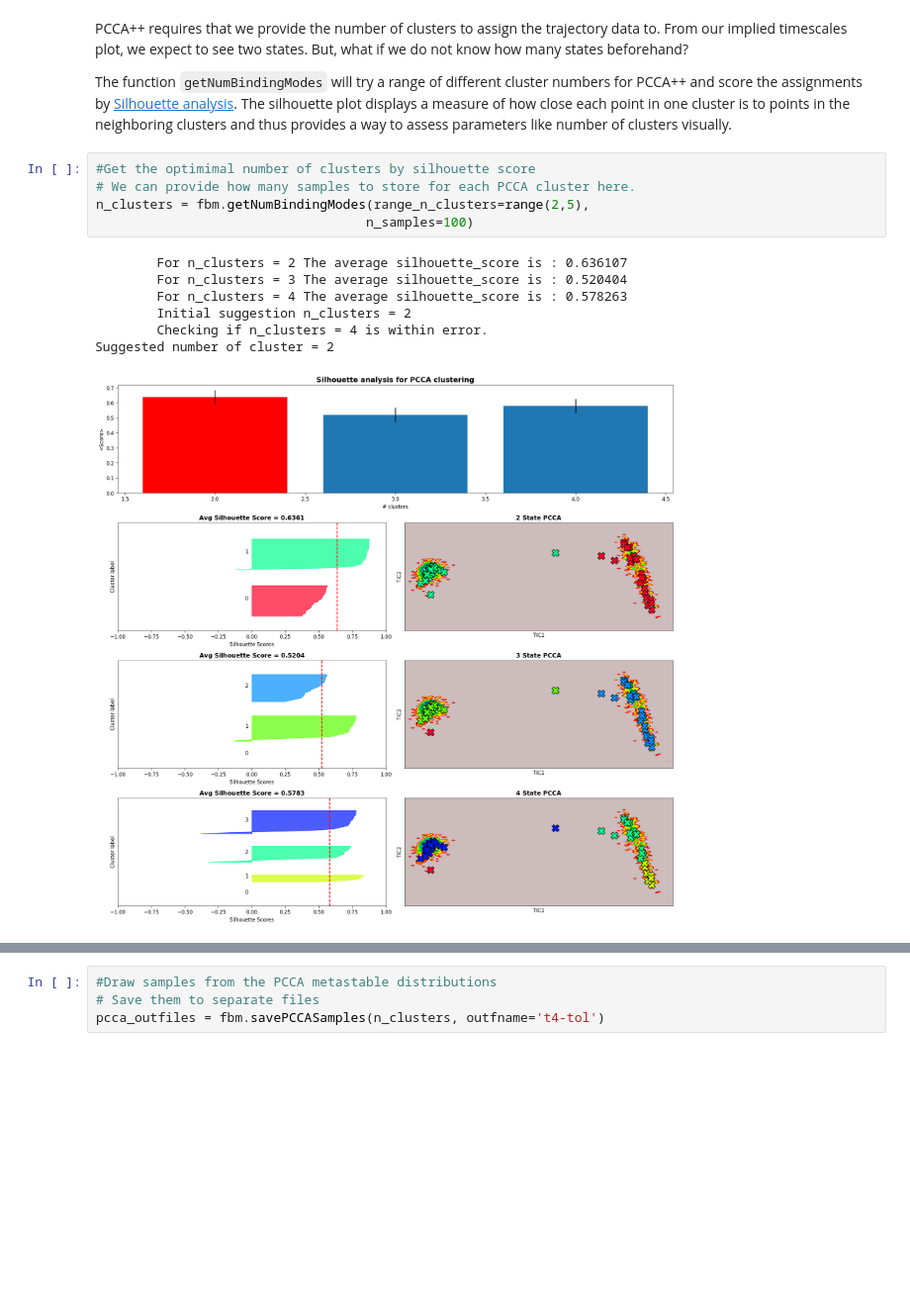
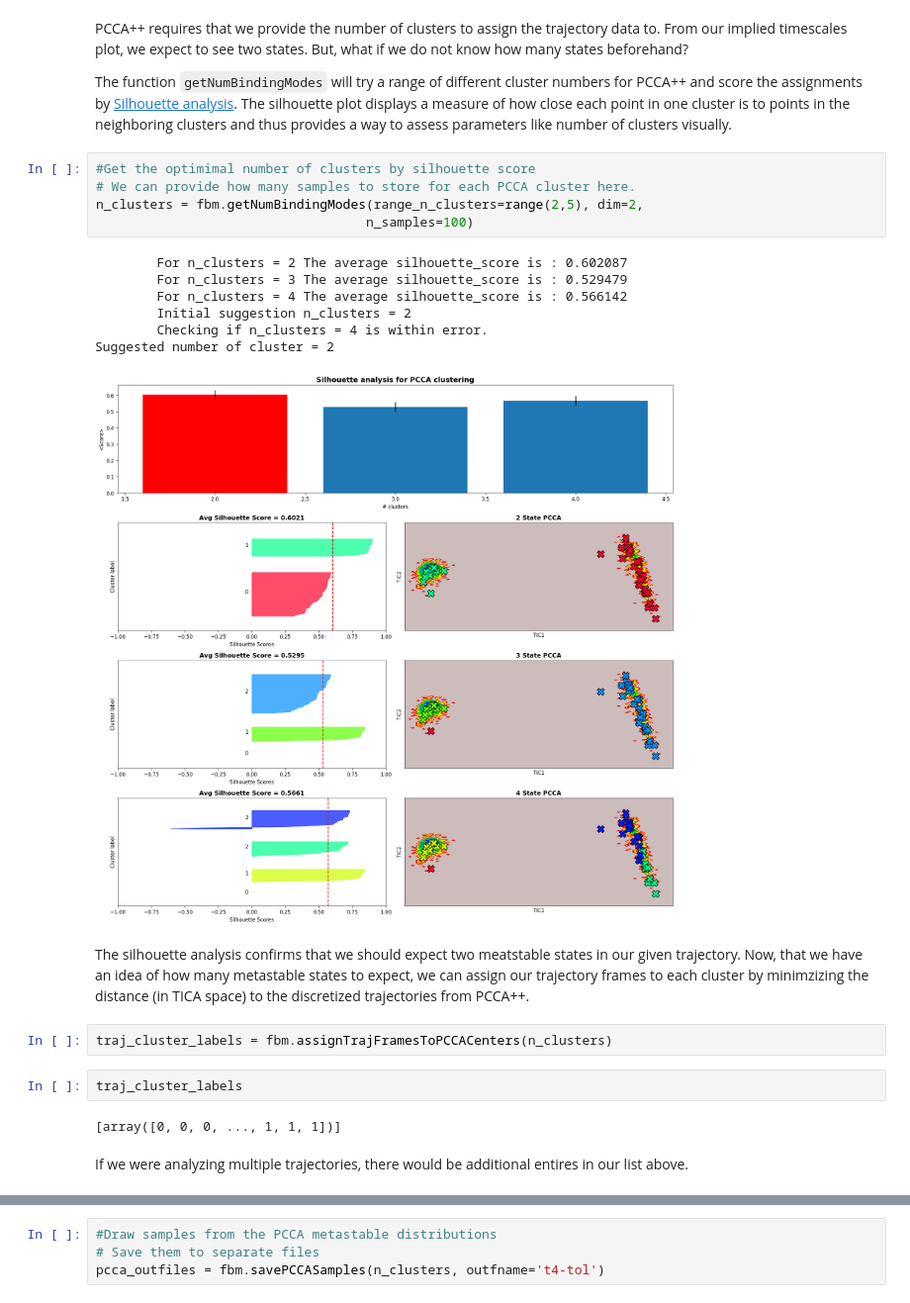
Before and after one commit to MobleyLab/blues, a Jupyter notebook: notebooks/example-id_bmodes.ipynb, the cells around one changed output, grey strips where cells are left out. Shown: that part at 99% size. Drawn from its saved outputs; the diff is of its cells as text; blank space fills up the shorter version.

```diff
--- a/notebooks/example-id_bmodes.ipynb
+++ b/notebooks/example-id_bmodes.ipynb
@@ -140,14 +155,24 @@ The function `getNumBindingModes` will try a range of different cluster numbers
 # %%
 #Get the optimimal number of clusters by silhouette score
 # We can provide how many samples to store for each PCCA cluster here.
-n_clusters = fbm.getNumBindingModes(range_n_clusters=range(2,5),
+n_clusters = fbm.getNumBindingModes(range_n_clusters=range(2,5), dim=2,
                                    n_samples=100)
 # %% [output]
-        For n_clusters = 2 The average silhouette_score is : 0.636107
-        For n_clusters = 3 The average silhouette_score is : 0.520404
-        For n_clusters = 4 The average silhouette_score is : 0.578263
+        For n_clusters = 2 The average silhouette_score is : 0.602087
+        For n_clusters = 3 The average silhouette_score is : 0.529479
+        For n_clusters = 4 The average silhouette_score is : 0.566142
         Initial suggestion n_clusters = 2
         Checking if n_clusters = 4 is within error.
 Suggested number of cluster = 2
-[figure, old version]
+[figure, new version]
+# %% [markdown]
+The silhouette analysis confirms that we should expect two meatstable states in our given trajectory. Now, that we have an idea of how many metastable states to expect, we can assign our trajectory frames to each cluster by minimzizing the distance (in TICA space) to the discretized trajectories from PCCA++.
+# %%
+traj_cluster_labels = fbm.assignTrajFramesToPCCACenters(n_clusters)
+# %%
+traj_cluster_labels
+# %% [output]
+[array([0, 0, 0, ..., 1, 1, 1])]
+# %% [markdown]
+If we were analyzing multiple trajectories, there would be additional entires in our list above.
 # %% [markdown]
```
Also changed, not shown: parts of 23 cells of this notebook, 1 other file.
